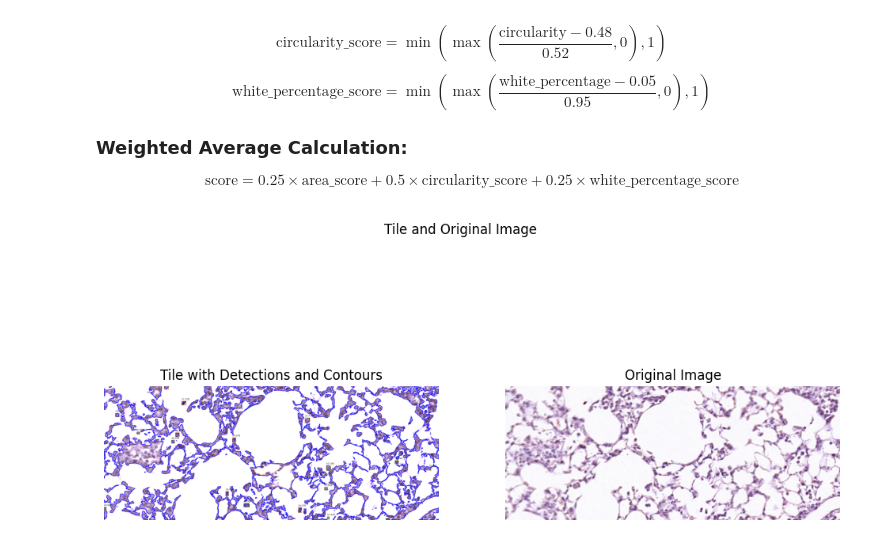
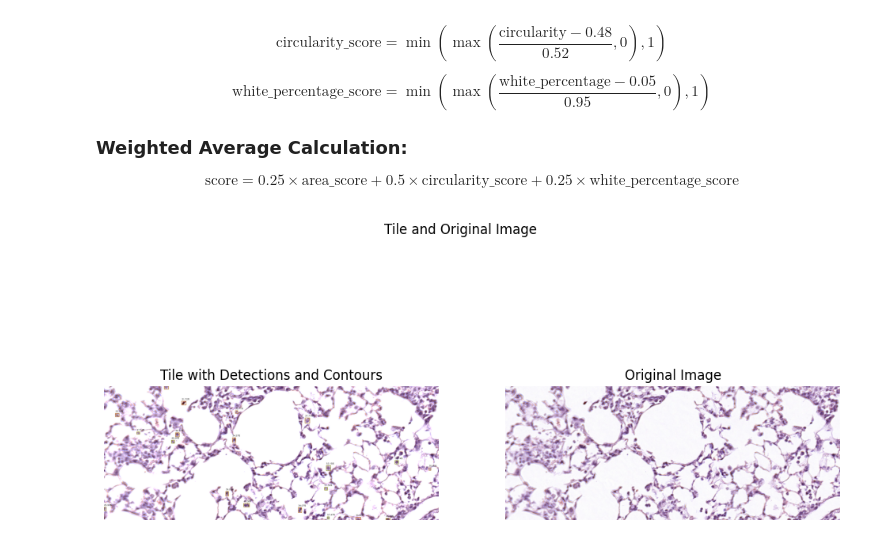
Before and after one commit to merlab/LungHistoNet, a Jupyter notebook: Tile-Scoring-CV/neutrophil-detection.ipynb, the cells around one changed output. Drawn from its saved outputs; the diff is of its cells as text; code cells hidden in the pictures.

Commit message:
removing contour

```diff
--- a/Tile-Scoring-CV/neutrophil-detection.ipynb
+++ b/Tile-Scoring-CV/neutrophil-detection.ipynb
@@ -58,7 +58,7 @@ internal_mask = cv2.bitwise_not(mask)
 internal_only = cv2.bitwise_and(thresh, thresh, mask=internal_mask)
 internal_contours, _ = cv2.findContours(internal_only, cv2.RETR_EXTERNAL, cv2.CHAIN_APPROX_SIMPLE)
 
-cv2.drawContours(tile, contours, -1, (255, 0, 0), 2)
+# cv2.drawContours(tile, contours, -1, (255, 0, 0), 2)
 
 for contour in contours:
     area = cv2.contourArea(contour)
@@ -92,31 +92,31 @@ for contour in contours:
 
         if white_percentage > 0.08:
             score = calculate_score(area, circularity, white_percentage)
 
             if score < 0.3:
                 continue
             red = int(255 * (1 - score))
             green = int(255 * score)
             color = (0, green, red)
 
             cv2.rectangle(tile, (x, y), (x + w, y + h), color, 2)
 
             score_text = f"{score * 100:.2f}%"
             text_position = (x, y - 10)
             cv2.putText(tile, score_text, text_position, cv2.FONT_HERSHEY_SIMPLEX, 0.5, (0, 0, 0), 1, cv2.LINE_AA)
 
 cv2.imwrite(out_dir, tile)
 
 fig, axes = plt.subplots(1, 2, figsize=(12, 6))
 axes[0].imshow(cv2.cvtColor(tile, cv2.COLOR_BGR2RGB))
 axes[0].set_title("Tile with Detections and Contours")
 axes[0].axis('off')
 
 axes[1].imshow(cv2.cvtColor(image_intact, cv2.COLOR_BGR2RGB))
 axes[1].set_title("Original Image")
 axes[1].axis('off')
 
 plt.suptitle("Tile and Original Image")
 plt.show()
 # %% [output]
-[figure, old version]
+[figure, new version]
```
